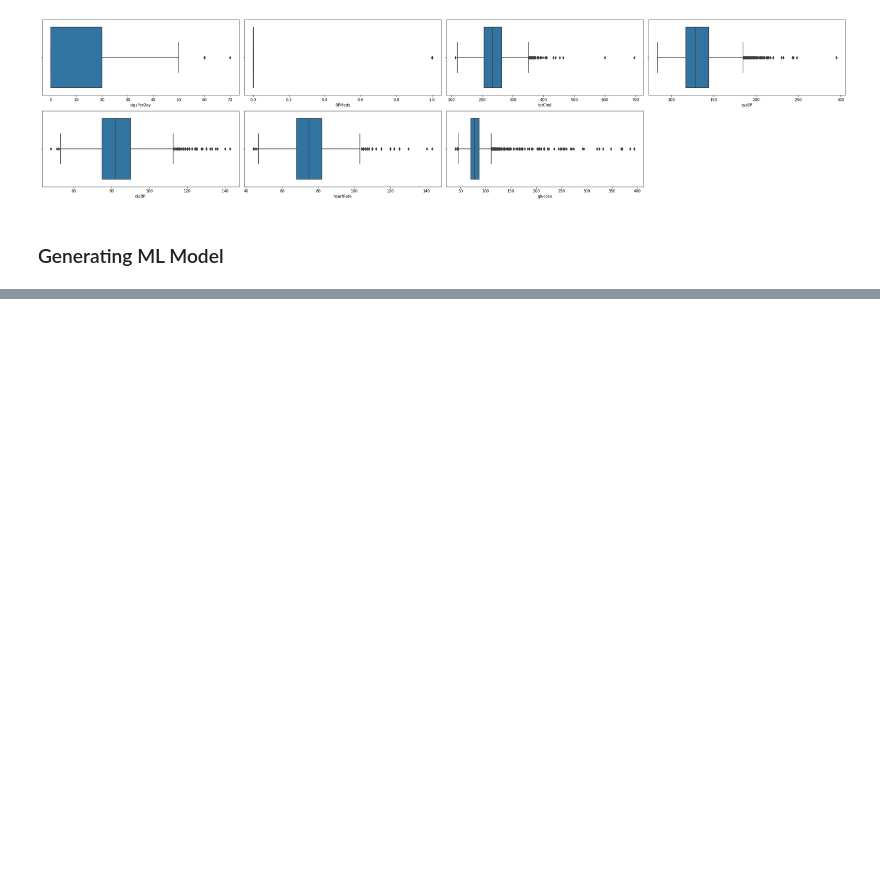
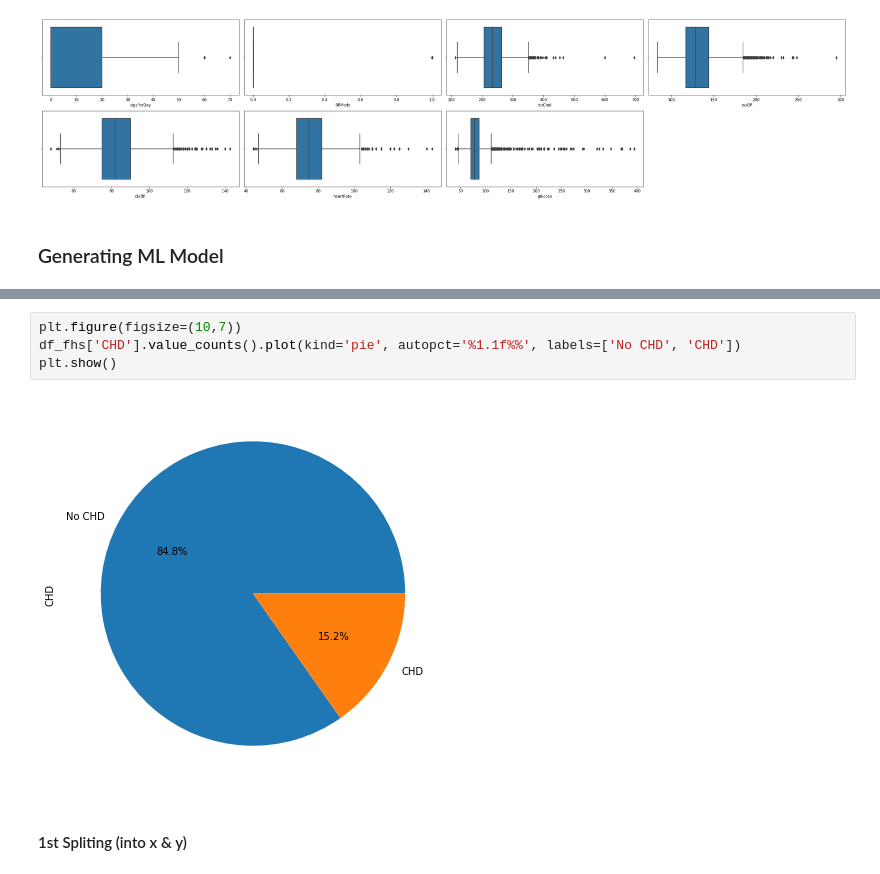
Before and after one commit to dine18/Dissertation-Project, a Jupyter notebook: HDP/HDPML.ipynb, the cells around one changed output, grey strips where cells are left out. Saved outputs shown, nothing was run; the diff lists cells and outputs as text; blank space fills up the shorter version.

```diff
--- a/HDP/HDPML.ipynb
+++ b/HDP/HDPML.ipynb
@@ -443,0 +459,8 @@ plt.tight_layout()
+# %%
+plt.figure(figsize=(10,7))
+df_fhs['CHD'].value_counts().plot(kind='pie', autopct='%1.1f%%', labels=['No CHD', 'CHD'])
+plt.show()
+# %% [output]
+[figure, added]
+# %% [markdown]
+#### 1st Spliting (into x & y)
```
Also changed, not shown: parts of 5 cells of this notebook.
